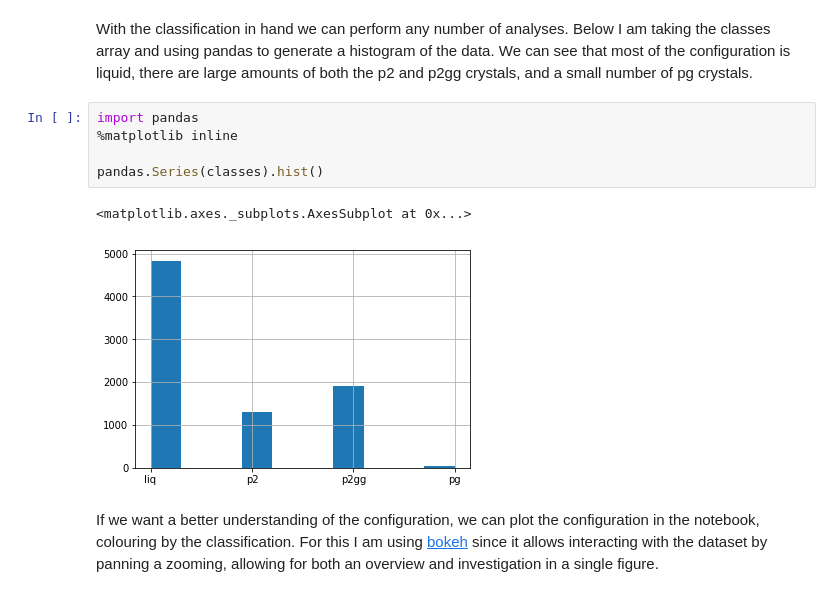
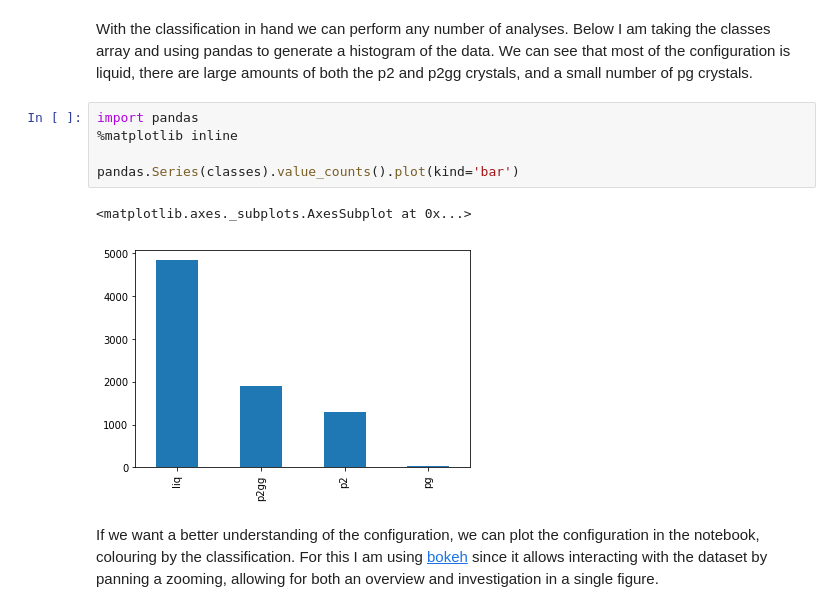
Before and after one commit to malramsay64/MLCrystals-tutorial, a Jupyter notebook: 03_ML_in_Production.ipynb, the cells around one changed output. Drawn from its saved outputs; the diff is of its cells as text.

Commit message:
Bugfix - .hist() not working on linux
For some reason the .hist() function of a pandas.Series worked on my
mac, but didn't work on mybinder. The pandas version is the same, so I
have no idea why the behaviour would be different. Regardless I am now
generating a histogram using plot.

```diff
--- a/03_ML_in_Production.ipynb
+++ b/03_ML_in_Production.ipynb
@@ -59,11 +59,11 @@ a small number of pg crystals.
 # %%
 import pandas
 %matplotlib inline
 
-pandas.Series(classes).hist()
+pandas.Series(classes).value_counts().plot(kind='bar')
 # %% [output]
 <matplotlib.axes._subplots.AxesSubplot at 0x...>
-[figure, old version]
+[figure, new version]
 # %% [markdown]
 If we want a better understanding of the configuration,
 we can plot the configuration in the notebook,
```
